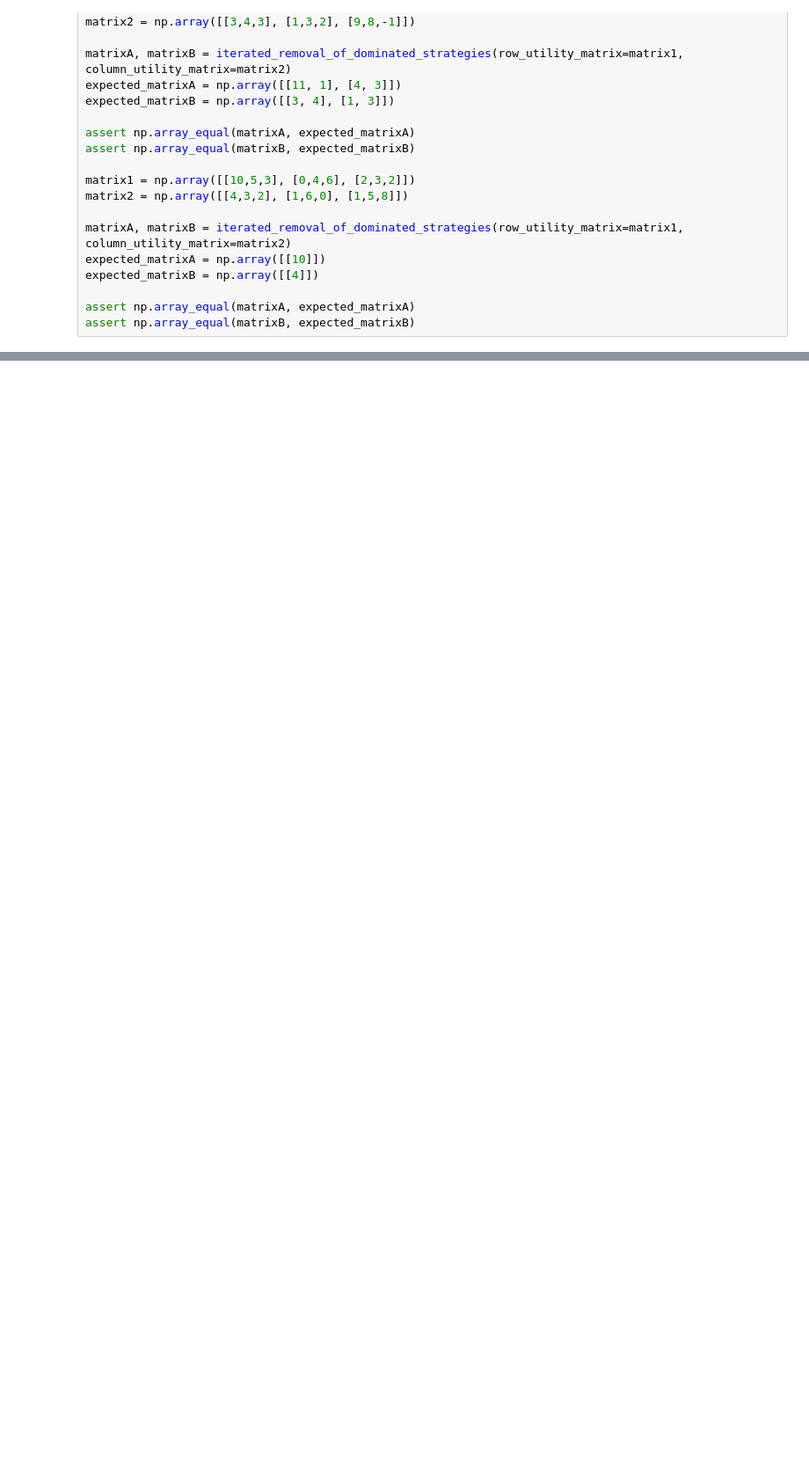
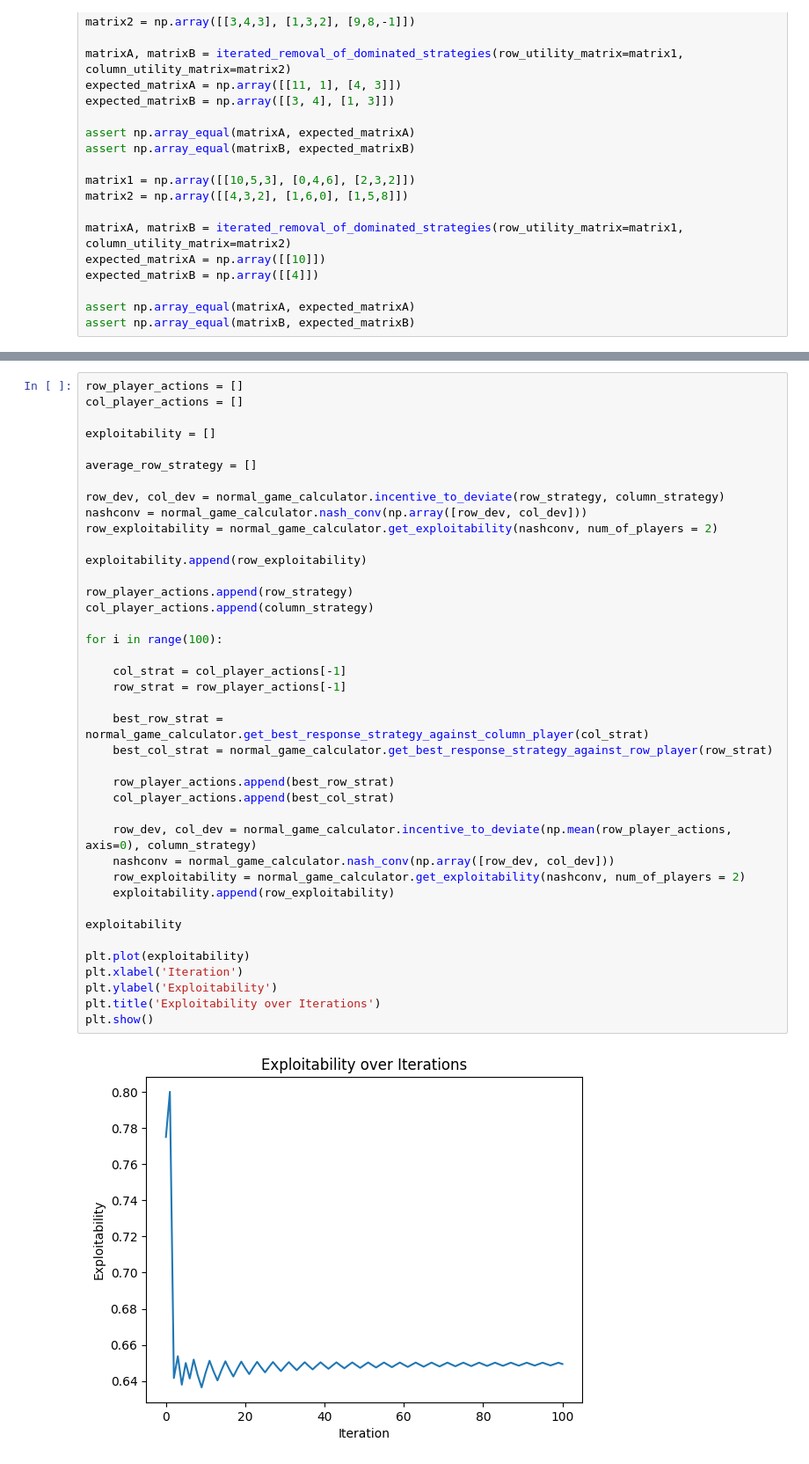
Before and after one commit to justMazi/game_theory_2023_Mazac, a Jupyter notebook: src/week1.ipynb, the cells around one changed output, grey strips where cells are left out. Shown at 88% size. Saved outputs shown, nothing was run; the diff lists cells and outputs as text; blank space fills up the shorter version.

```diff
--- a/src/week1.ipynb
+++ b/src/week1.ipynb
@@ -338,0 +461,42 @@ print(f"result: {result}")
+# %%
+row_player_actions = []
+col_player_actions = []
+
+exploitability = []
+
+average_row_strategy = []
+
+row_dev, col_dev = normal_game_calculator.incentive_to_deviate(row_strategy, column_strategy)
+nashconv = normal_game_calculator.nash_conv(np.array([row_dev, col_dev]))
+row_exploitability = normal_game_calculator.get_exploitability(nashconv, num_of_players = 2)
+
+exploitability.append(row_exploitability)
+
+row_player_actions.append(row_strategy)
+col_player_actions.append(column_strategy)
+
+for i in range(100):
+
+    col_strat = col_player_actions[-1]
+    row_strat = row_player_actions[-1]
+
+    best_row_strat = normal_game_calculator.get_best_response_strategy_against_column_player(col_strat)
+    best_col_strat = normal_game_calculator.get_best_response_strategy_against_row_player(row_strat)
+
+    row_player_actions.append(best_row_strat)
+    col_player_actions.append(best_col_strat)
+
+    row_dev, col_dev = normal_game_calculator.incentive_to_deviate(np.mean(row_player_actions, axis=0), column_strategy)
+    nashconv = normal_game_calculator.nash_conv(np.array([row_dev, col_dev]))
+    row_exploitability = normal_game_calculator.get_exploitability(nashconv, num_of_players = 2)
+    exploitability.append(row_exploitability)
+
+exploitability
+
+plt.plot(exploitability)
+plt.xlabel('Iteration')
+plt.ylabel('Exploitability')
+plt.title('Exploitability over Iterations')
+plt.show()
+# %% [output]
+[figure, added]
```
Also changed, not shown: parts of 8 cells of this notebook.
